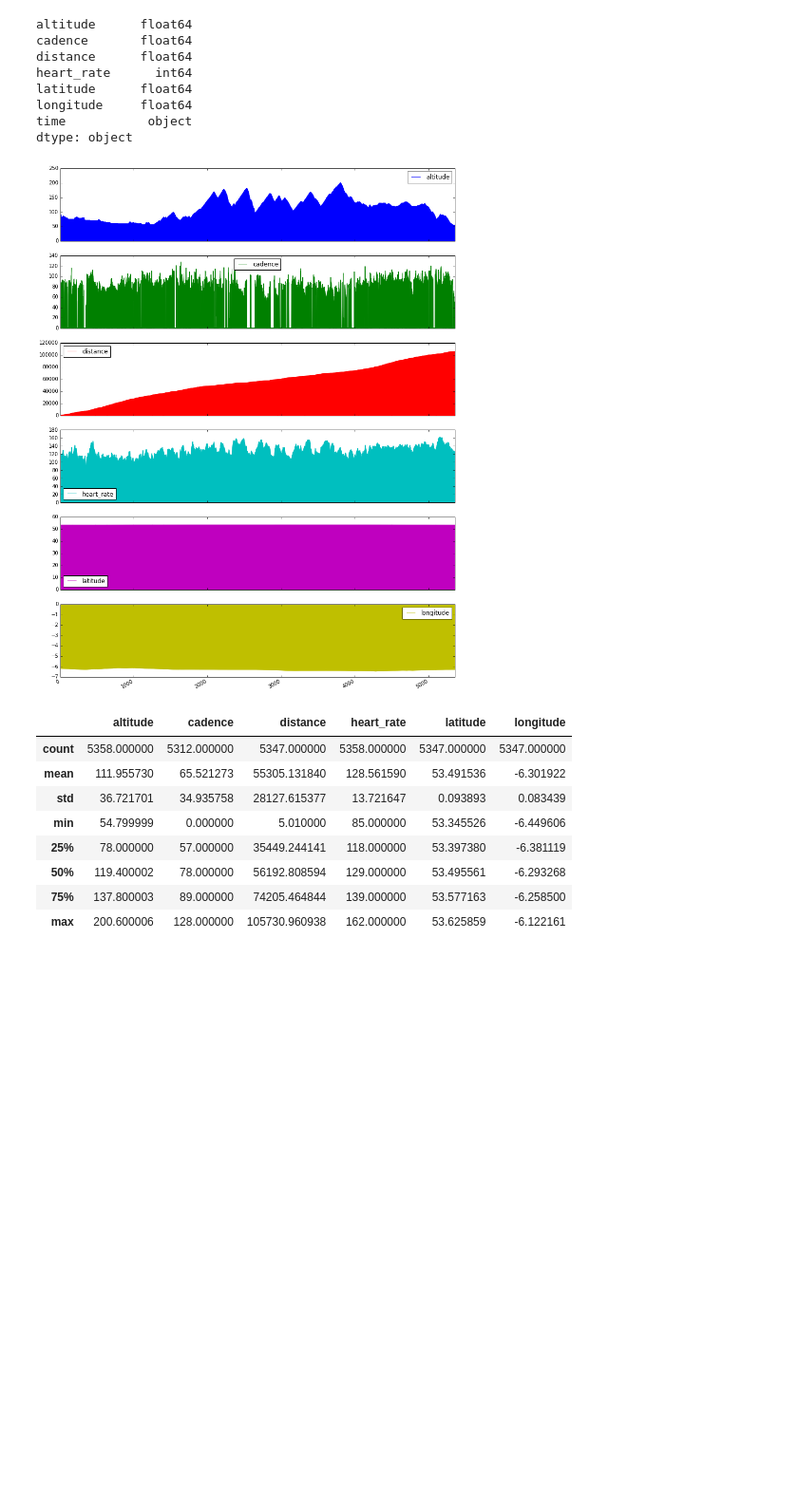
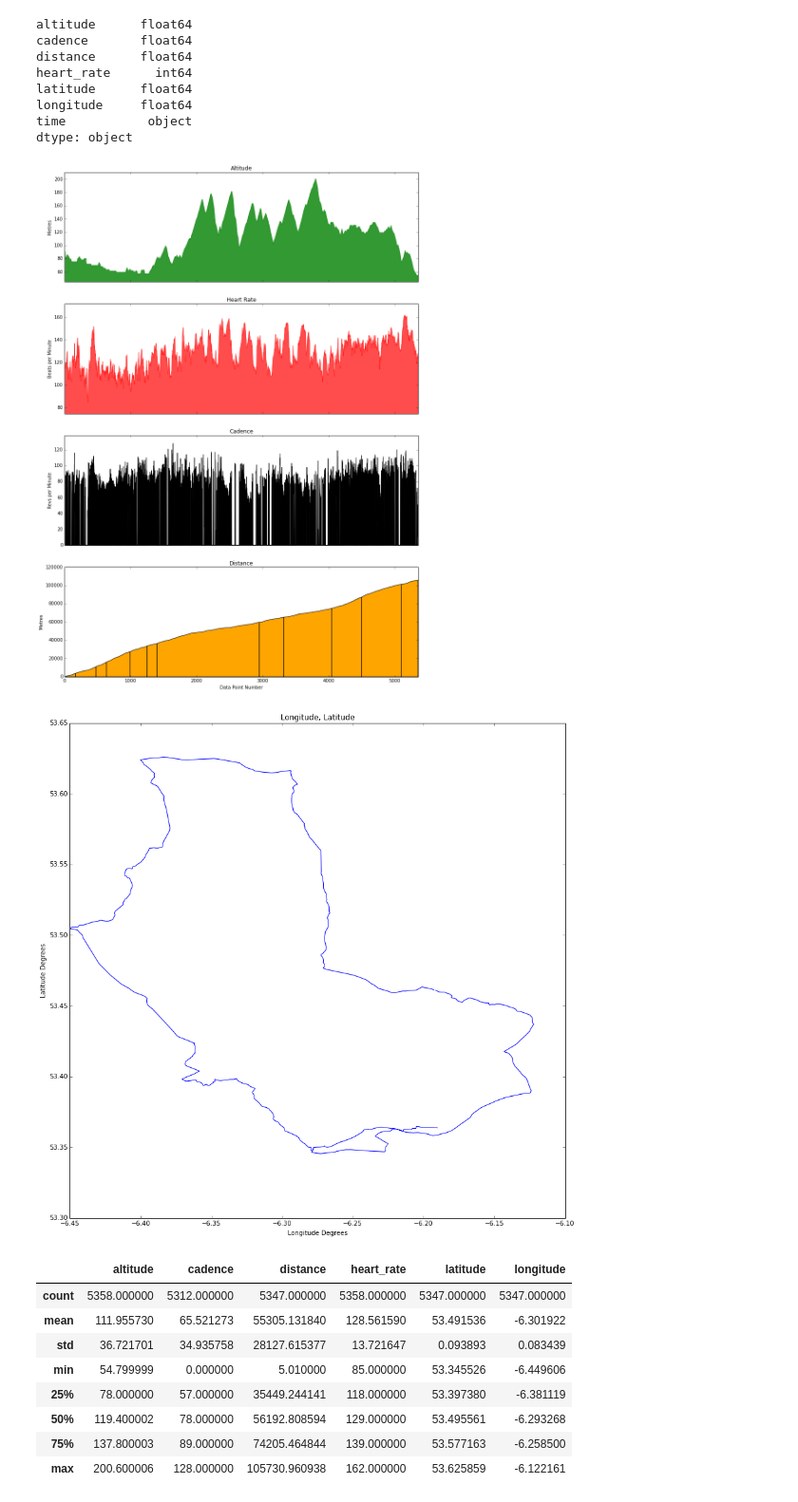
Before and after one commit to patclaffey/docker_jupyter, a Jupyter notebook: notebooks/Data Set First Fix.ipynb, the cells around one changed output. Shown at 95% size. Saved outputs shown, nothing was run; the diff lists cells and outputs as text; code cells hidden in the pictures; blank space fills up the shorter version.

```diff
--- a/notebooks/Data Set First Fix.ipynb
+++ b/notebooks/Data Set First Fix.ipynb
@@ -64,13 +64,48 @@ latitude      float64
 longitude     float64
 time           object
 dtype: object
-# %%
-_ = df.plot(kind='area',
-       subplots=True,
-        figsize=(14, 20),
-        )
-# %% [output]
-[figure, removed]
+# %%
+# new style method 2; use an axes array
+fig, axs = plt.subplots(4, 1, sharex=True,  figsize=(14, 20))
+
+axs[0].fill_between(range(len(df)),df.altitude,
+                    facecolor='green',
+                    alpha=0.8,
+                   color = 'green')
+axs[0].set_ylabel('Metres')
+axs[0].set_title('Altitude')
+axs[0].set_ylim( [min(df.altitude) - 10, max(df.altitude) + 10])
+
+axs[1].fill_between(range(len(df)),df.heart_rate,
+                    facecolor='red',
+                    alpha=0.7,
+                   color = 'red')
+axs[1].set_ylabel('Beats per Minute')
+axs[1].set_title('Heart Rate')
+axs[1].set_ylim( [min(df.heart_rate) - 10, max(df.heart_rate) + 10])
+
+axs[2].fill_between(range(len(df)),df.cadence,
+                    facecolor='black',)
+axs[2].set_ylabel('Revs per Minute')
+axs[2].set_title('Cadence')
+axs[2].set_ylim( [0, max(df.cadence) + 10])
+
+axs[3].fill_between(range(len(df)),df.distance,  facecolor='orange',)
+axs[3].set_ylabel('Metres')
+axs[3].set_title('Distance')
+axs[3].set_xlim( [0, len(df)])
+axs[3].set_xlabel('Data Point Number')
+
+
+
+fig2, axs2 = plt.subplots(1,1,  figsize=(14, 14))
+axs2.set_title('Longitude, Latitude')
+axs2.set_xlabel('Longitude Degrees')
+axs2.set_ylabel('Latitude Degrees')
+_ = axs2.plot(df.longitude, df.latitude)
+# %% [output]
+[figure, added]
+[figure, added]
 # %%
 df.describe()
 # %% [output]
```
Also changed, not shown: parts of 1 cell of this notebook, 1 other file.
